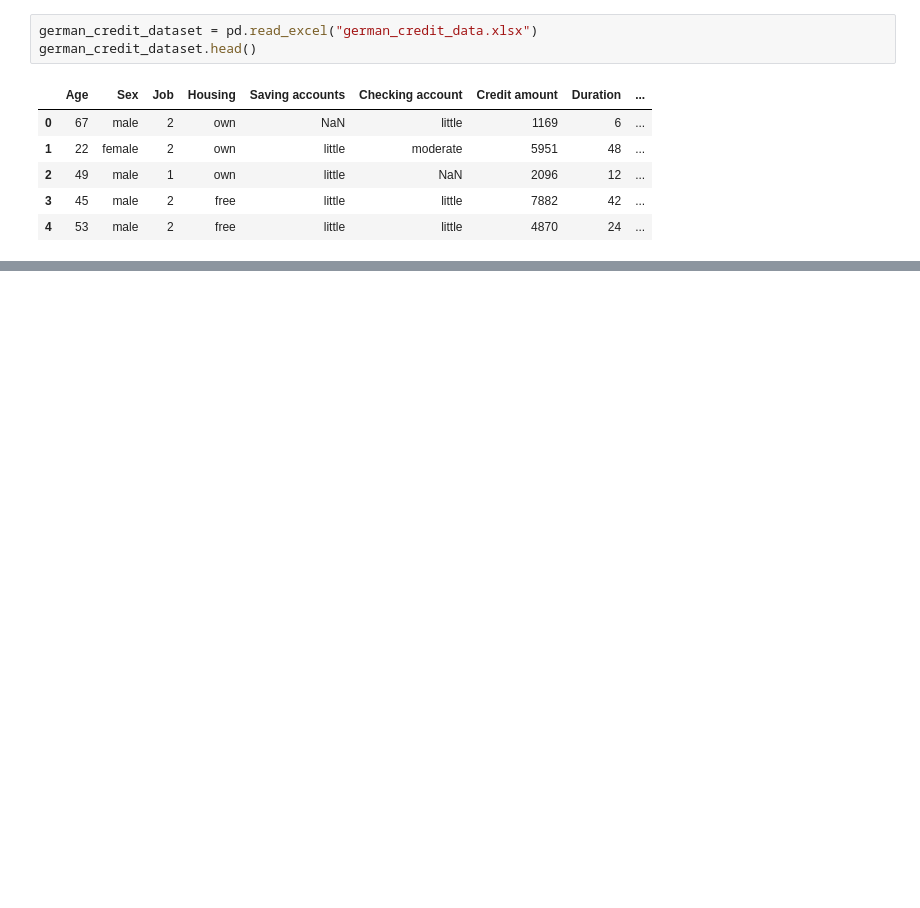
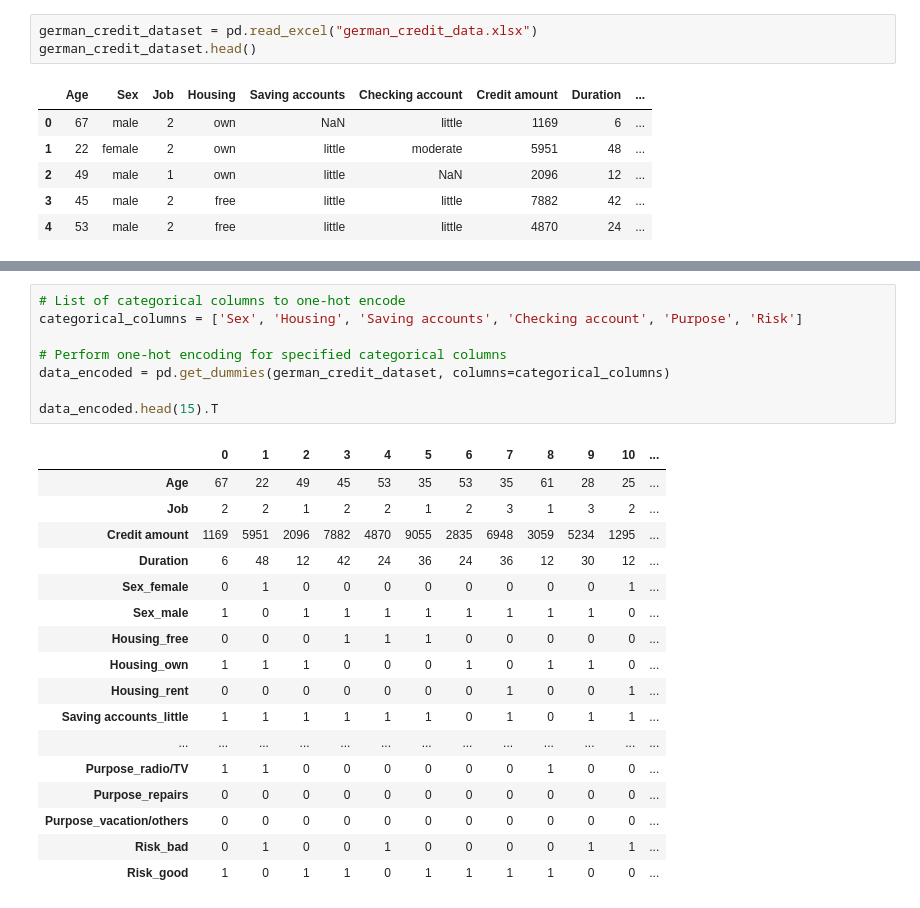
Before and after one commit to VaderSame/German-Credit-Analysis, a Jupyter notebook: Project3-200543129_Semal_Shastri.ipynb, the cells around one changed output, grey strips where cells are left out. Saved outputs shown, nothing was run; the diff lists cells and outputs as text; blank space fills up the shorter version.

```diff
--- a/Project3-200543129_Semal_Shastri.ipynb
+++ b/Project3-200543129_Semal_Shastri.ipynb
@@ -16,0 +177,26 @@ german_credit_dataset.head()
+# %%
+# List of categorical columns to one-hot encode
+categorical_columns = ['Sex', 'Housing', 'Saving accounts', 'Checking account', 'Purpose', 'Risk']
+
+# Perform one-hot encoding for specified categorical columns
+data_encoded = pd.get_dummies(german_credit_dataset, columns=categorical_columns)
+
+data_encoded.head(15).T
+# %% [output]
+|  | 0 | 1 | 2 | 3 | 4 | 5 | 6 | 7 | 8 | 9 | 10 | ... |
+| Age | 67 | 22 | 49 | 45 | 53 | 35 | 53 | 35 | 61 | 28 | 25 | ... |
+| Job | 2 | 2 | 1 | 2 | 2 | 1 | 2 | 3 | 1 | 3 | 2 | ... |
+| Credit amount | 1169 | 5951 | 2096 | 7882 | 4870 | 9055 | 2835 | 6948 | 3059 | 5234 | 1295 | ... |
+| Duration | 6 | 48 | 12 | 42 | 24 | 36 | 24 | 36 | 12 | 30 | 12 | ... |
+| Sex_female | 0 | 1 | 0 | 0 | 0 | 0 | 0 | 0 | 0 | 0 | 1 | ... |
+| Sex_male | 1 | 0 | 1 | 1 | 1 | 1 | 1 | 1 | 1 | 1 | 0 | ... |
+| Housing_free | 0 | 0 | 0 | 1 | 1 | 1 | 0 | 0 | 0 | 0 | 0 | ... |
+| Housing_own | 1 | 1 | 1 | 0 | 0 | 0 | 1 | 0 | 1 | 1 | 0 | ... |
+| Housing_rent | 0 | 0 | 0 | 0 | 0 | 0 | 0 | 1 | 0 | 0 | 1 | ... |
+| Saving accounts_little | 1 | 1 | 1 | 1 | 1 | 1 | 0 | 1 | 0 | 1 | 1 | ... |
+| ... | ... | ... | ... | ... | ... | ... | ... | ... | ... | ... | ... | ... |
+| Purpose_radio/TV | 1 | 1 | 0 | 0 | 0 | 0 | 0 | 0 | 1 | 0 | 0 | ... |
+| Purpose_repairs | 0 | 0 | 0 | 0 | 0 | 0 | 0 | 0 | 0 | 0 | 0 | ... |
+| Purpose_vacation/others | 0 | 0 | 0 | 0 | 0 | 0 | 0 | 0 | 0 | 0 | 0 | ... |
+| Risk_bad | 0 | 1 | 0 | 0 | 1 | 0 | 0 | 0 | 0 | 1 | 1 | ... |
+| Risk_good | 1 | 0 | 1 | 1 | 0 | 1 | 1 | 1 | 1 | 0 | 0 | ... |
```
Also changed, not shown: parts of 17 cells of this notebook.
